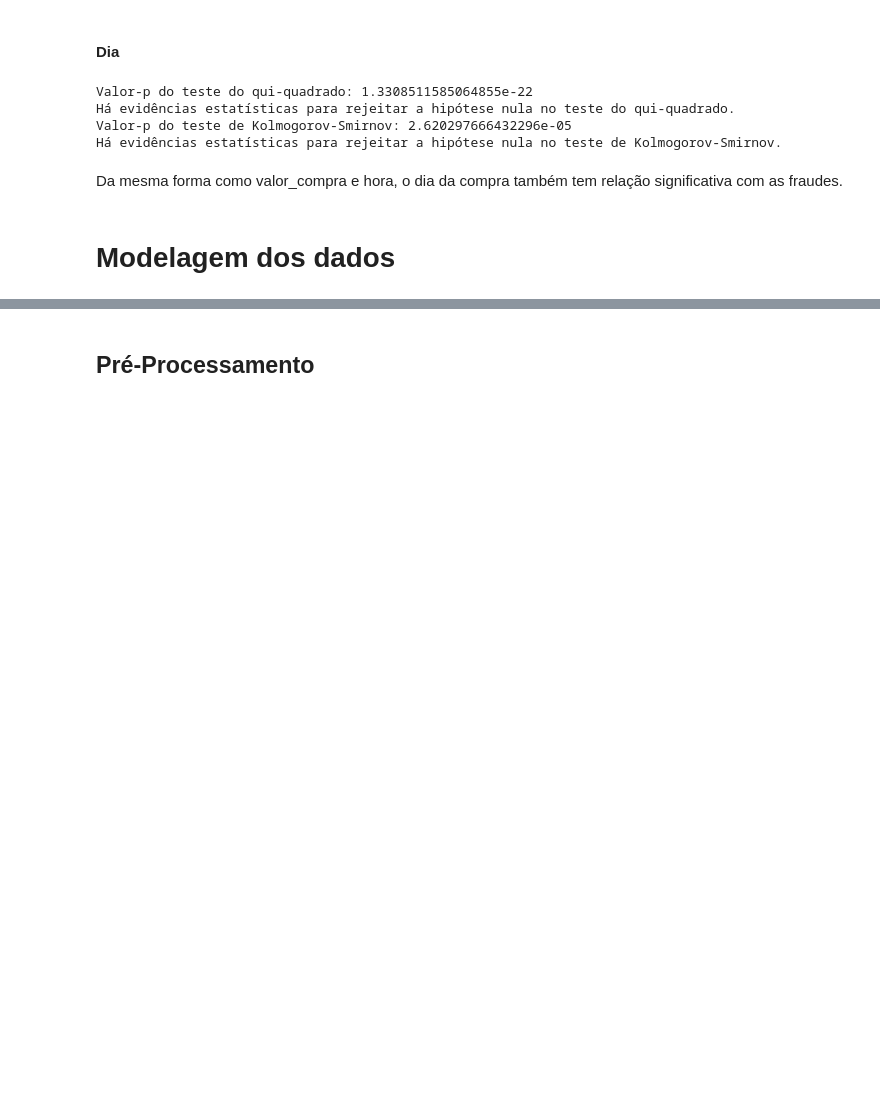
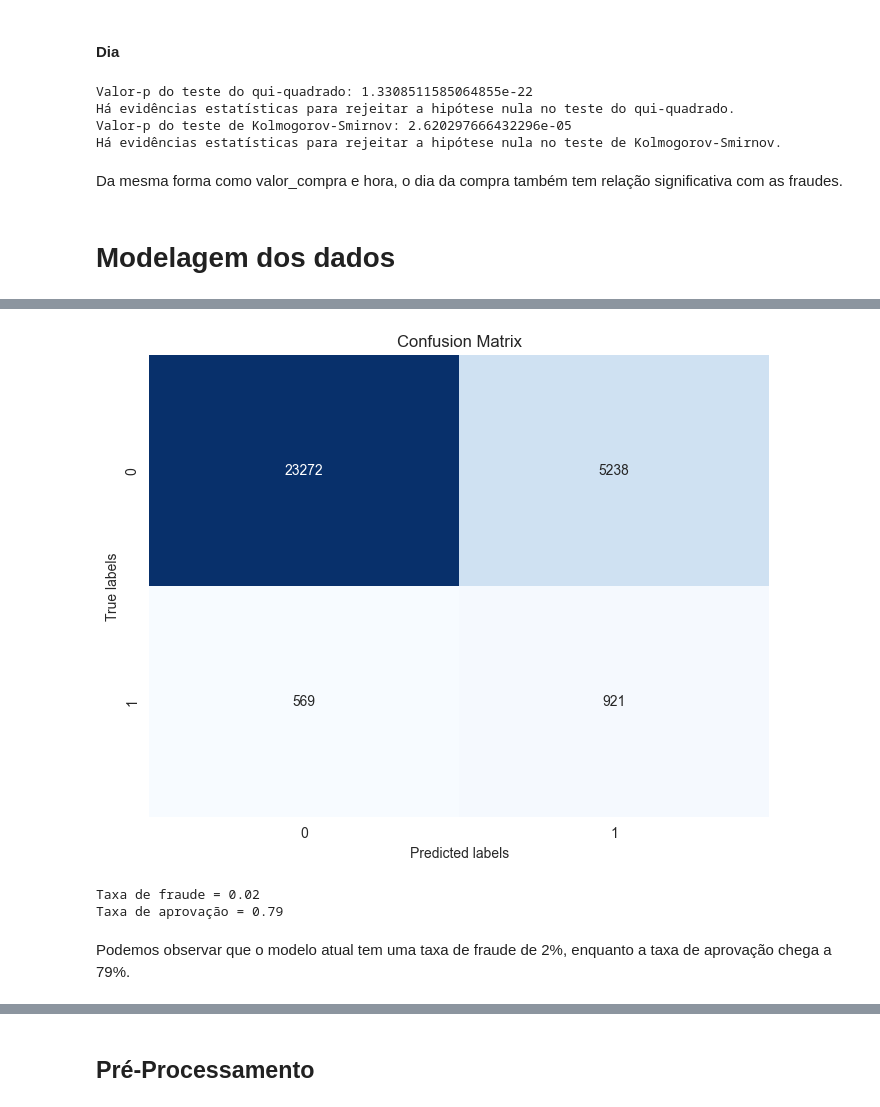
Before and after one commit to WiiniSilva/Fraude_Case, a Jupyter notebook: Fraude_Case.ipynb, the cells around one changed output, grey strips where cells are left out. Drawn from its saved outputs; the diff is of its cells as text; code cells hidden in the pictures; blank space fills up the shorter version.

```diff
--- a/Fraude_Case.ipynb
+++ b/Fraude_Case.ipynb
@@ -1114,0 +1273,19 @@ Da mesma forma como valor_compra e hora, o dia da compra também tem relação s
+# %%
+target_col = "fraude"
+prediction_col = "score_fraude_modelo"
+amount_col = "valor_compra"
+blocked_col = "blocked"
+
+possible_thresholds = np.arange(1, 100, 1)
+all_decisions = []
+
+for threshold in possible_thresholds:
+    all_decisions.append(profit_from_decision(
+        df_test.assign(blocked=lambda df_test: df_test[prediction_col] >= threshold), blocked_col,
+        target_col, amount_col)
+                         )
+
+
+threshold_evaluation = pd.concat(all_decisions, axis=1, keys=[s for s in possible_thresholds]).T.rename_axis("threshold").reset_index()
+
+threshold_evaluation
@@ -1114,0 +1306,4 @@ Da mesma forma como valor_compra e hora, o dia da compra também tem relação s
+# %%
+best_threshold = threshold_evaluation.loc[threshold_evaluation["profit"].idxmax()]["threshold"]
+best_decision_anterior = threshold_evaluation.loc[lambda df: df["profit"].idxmax()]
+best_decision_anterior.reset_index().rename(columns = {77: 'valor $'})
@@ -1114,0 +1330,32 @@ Da mesma forma como valor_compra e hora, o dia da compra também tem relação s
+# %%
+df_test['predicted'] = df_test[prediction_col] >= best_threshold
+cm = confusion_matrix(df_test[target_col], df_test['predicted'])
+# %%
+def plot_confusion_matrix(cm):
+    plt.figure(figsize=(8, 6))
+    sns.heatmap(cm, annot=True, fmt="d", cmap="Blues", cbar=False)
+    plt.xlabel("Predicted labels")
+    plt.ylabel("True labels")
+    plt.title("Confusion Matrix")
+    plt.show()
+
+plot_confusion_matrix(cm)
+# %% [output]
+[figure, added]
+# %%
+TN = cm[0][0]
+FP = cm[0][1]
+FN = cm[1][0]
+TP = cm[1][1]
+
+
+fraud_rate = round(FN / (FN + TN), 2)
+approval_rate = round((FN + TN) / (TN + FP + FN + TP), 2)
+
+print(f"Taxa de fraude = {fraud_rate}")
+print(f"Taxa de aprovação = {approval_rate}")
+# %% [output]
+Taxa de fraude = 0.02
+Taxa de aprovação = 0.79
+# %% [markdown]
+Podemos observar que o modelo atual tem uma taxa de fraude de 2%, enquanto a taxa de aprovação chega a 79%.
```
Also changed, not shown: parts of 55 cells of this notebook.
